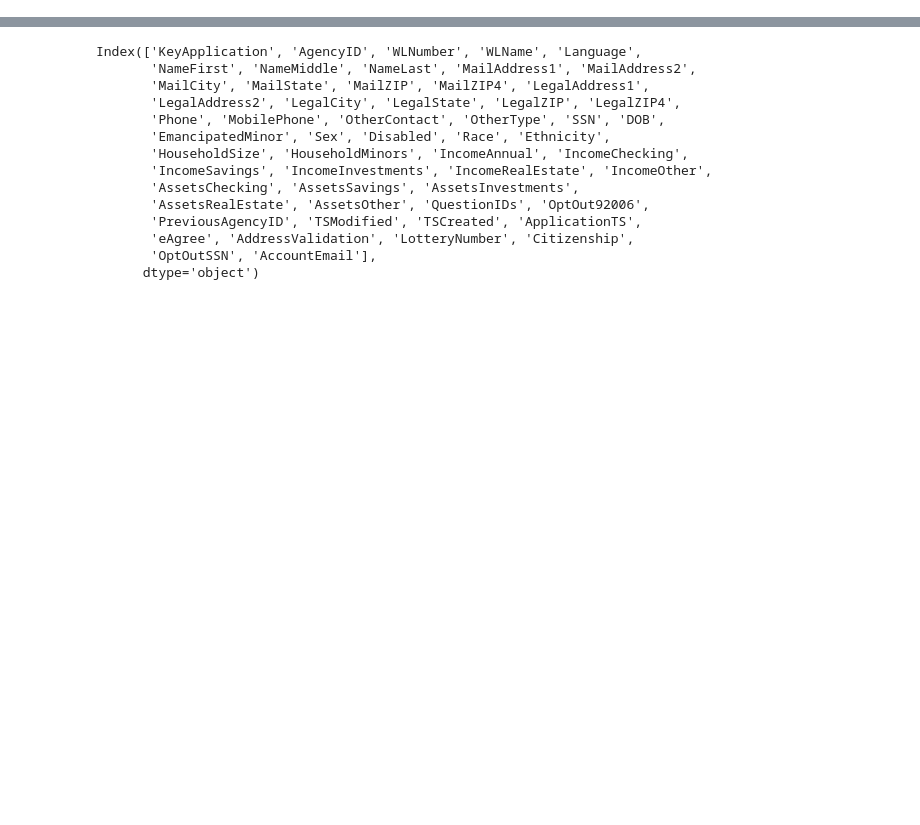
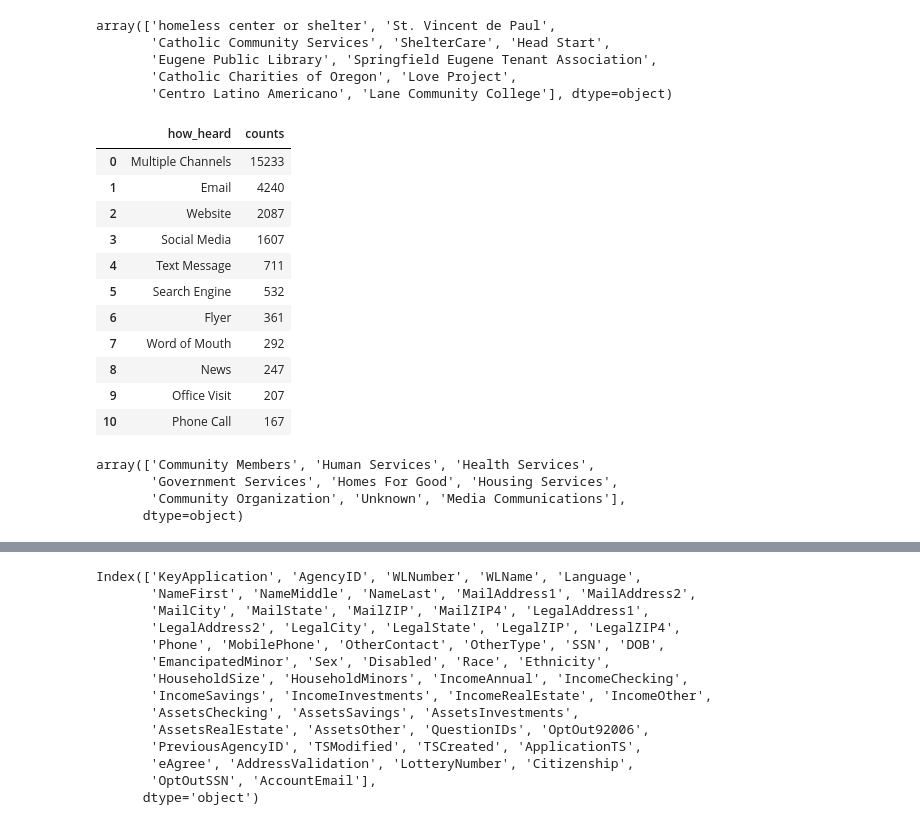
Before and after one commit to dongmeic/LCOG_support, a Jupyter notebook: Lane/HomesforGood.ipynb, the cells around one changed output, grey strips where cells are left out. Drawn from its saved outputs; the diff is of its cells as text; code cells hidden in the pictures; blank space fills up the shorter version.

Commit message:
homes4good

```diff
--- a/Lane/HomesforGood.ipynb
+++ b/Lane/HomesforGood.ipynb
@@ -5,0 +34,2 @@ from hfgtools import *
+# %%
+p9 = reorganizeP9()
@@ -5,0 +103,30 @@ from hfgtools import *
+# %%
+p9.loc[p9.P9BCat == "Community Organization", "P9SCat"].unique()
+# %% [output]
+array(['homeless center or shelter', 'St. Vincent de Paul',
+       'Catholic Community Services', 'ShelterCare', 'Head Start',
+       'Eugene Public Library', 'Springfield Eugene Tenant Association',
+       'Catholic Charities of Oregon', 'Love Project',
+       'Centro Latino Americano', 'Lane Community College'], dtype=object)
+# %%
+p9['P9Cat'].value_counts().rename_axis('how_heard').reset_index(name='counts')
+# %% [output]
+|  | how_heard | counts |
+| 0 | Multiple Channels | 15233 |
+| 1 | Email | 4240 |
+| 2 | Website | 2087 |
+| 3 | Social Media | 1607 |
+| 4 | Text Message | 711 |
+| 5 | Search Engine | 532 |
+| 6 | Flyer | 361 |
+| 7 | Word of Mouth | 292 |
+| 8 | News | 247 |
+| 9 | Office Visit | 207 |
+| 10 | Phone Call | 167 |
+# %%
+p9.loc[p9.P9Cat == "Multiple Channels", "P9BCat"].unique()
+# %% [output]
+array(['Community Members', 'Human Services', 'Health Services',
+       'Government Services', 'Homes For Good', 'Housing Services',
+       'Community Organization', 'Unknown', 'Media Communications'],
+      dtype=object)
```
Also changed, not shown: parts of 30 cells of this notebook, 1 other file.
